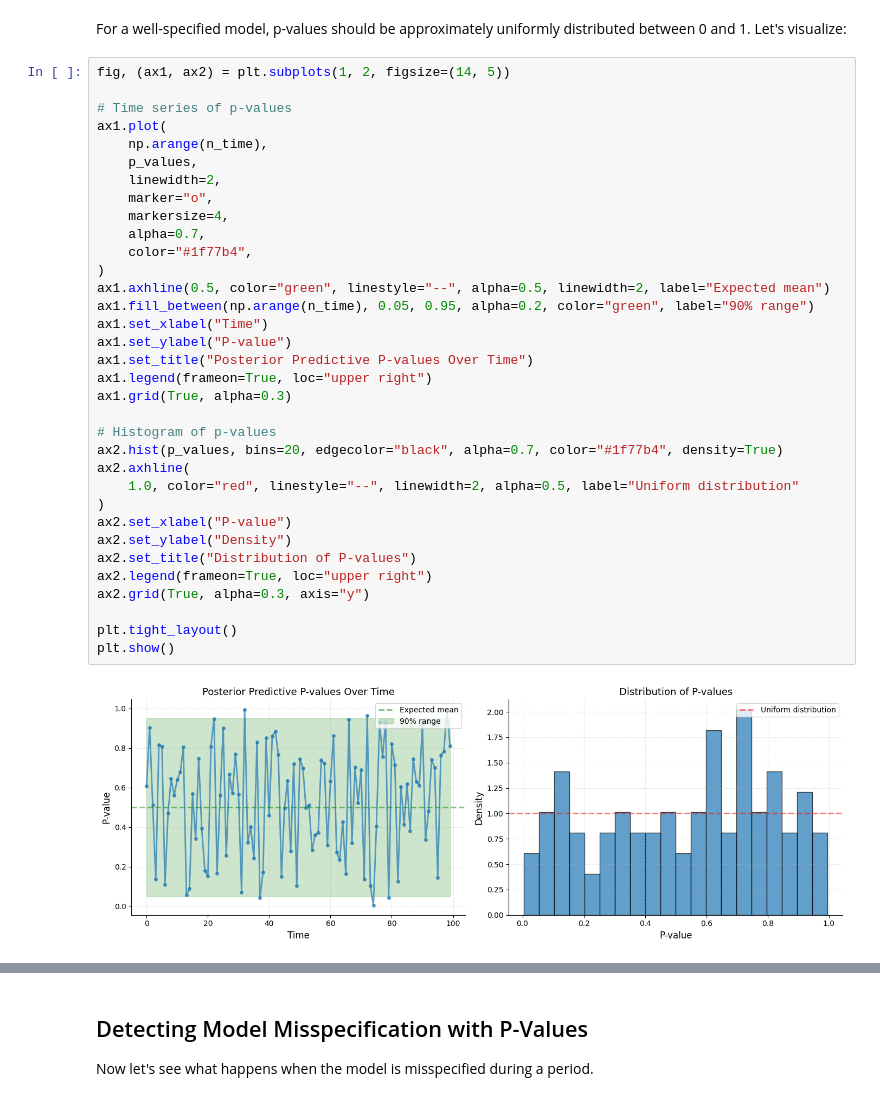
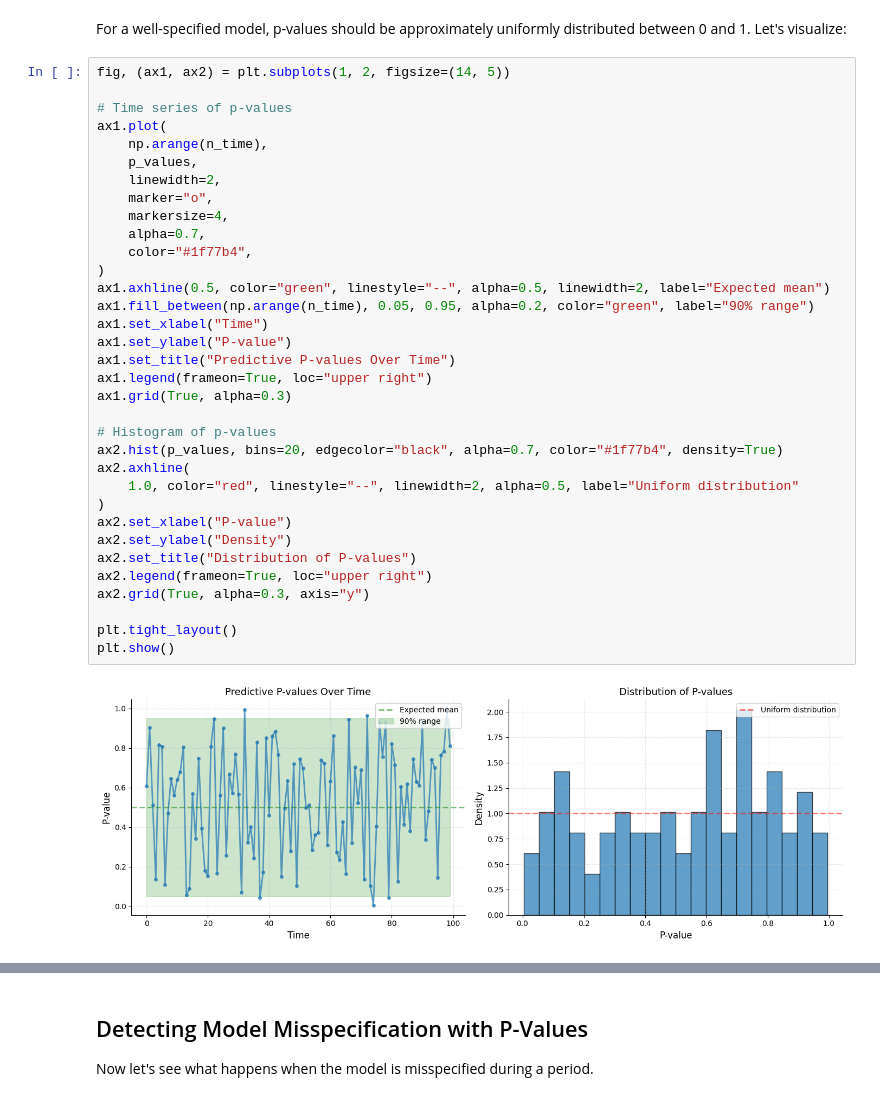
Before and after one commit to edeno/statespacecheck, a Jupyter notebook: examples/04_predictive_checks.ipynb, the cells around one changed output, grey strips where cells are left out. Saved outputs shown, nothing was run; the diff lists cells and outputs as text.

```diff
--- a/examples/04_predictive_checks.ipynb
+++ b/examples/04_predictive_checks.ipynb
@@ -327,35 +328,35 @@ fig, (ax1, ax2) = plt.subplots(1, 2, figsize=(14, 5))
 ax1.plot(
     np.arange(n_time),
     p_values,
     linewidth=2,
     marker="o",
     markersize=4,
     alpha=0.7,
     color="#1f77b4",
 )
 ax1.axhline(0.5, color="green", linestyle="--", alpha=0.5, linewidth=2, label="Expected mean")
 ax1.fill_between(np.arange(n_time), 0.05, 0.95, alpha=0.2, color="green", label="90% range")
 ax1.set_xlabel("Time")
 ax1.set_ylabel("P-value")
-ax1.set_title("Posterior Predictive P-values Over Time")
+ax1.set_title("Predictive P-values Over Time")
 ax1.legend(frameon=True, loc="upper right")
 ax1.grid(True, alpha=0.3)
 
 # Histogram of p-values
 ax2.hist(p_values, bins=20, edgecolor="black", alpha=0.7, color="#1f77b4", density=True)
 ax2.axhline(
     1.0, color="red", linestyle="--", linewidth=2, alpha=0.5, label="Uniform distribution"
 )
 ax2.set_xlabel("P-value")
 ax2.set_ylabel("Density")
 ax2.set_title("Distribution of P-values")
 ax2.legend(frameon=True, loc="upper right")
 ax2.grid(True, alpha=0.3, axis="y")
 
 plt.tight_layout()
 plt.show()
 # %% [output]
-[figure, old version]
+[figure, new version]
 # %% [markdown]
 ### Interpretation
 
```
Also changed, not shown: parts of 9 cells of this notebook, 12 other files.
